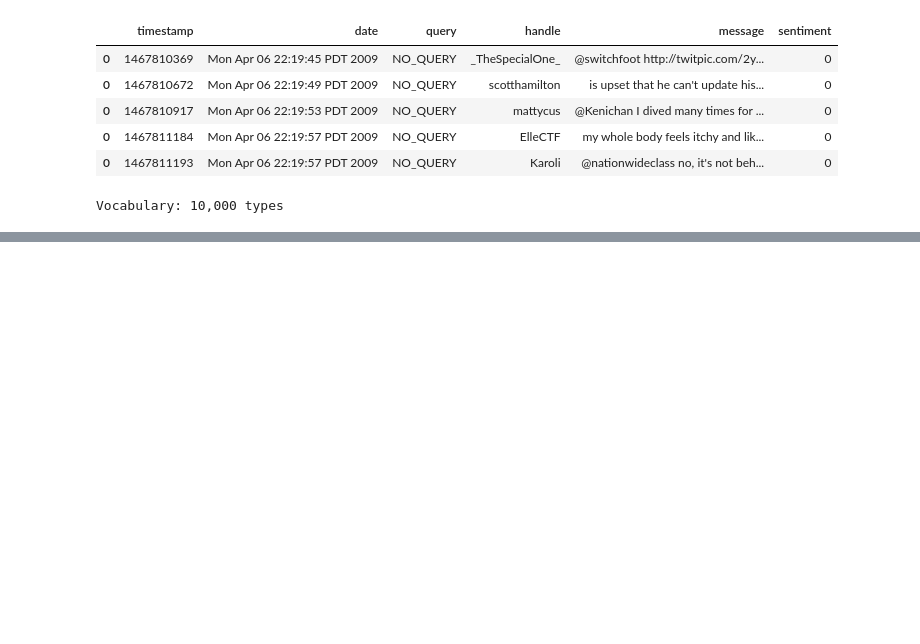
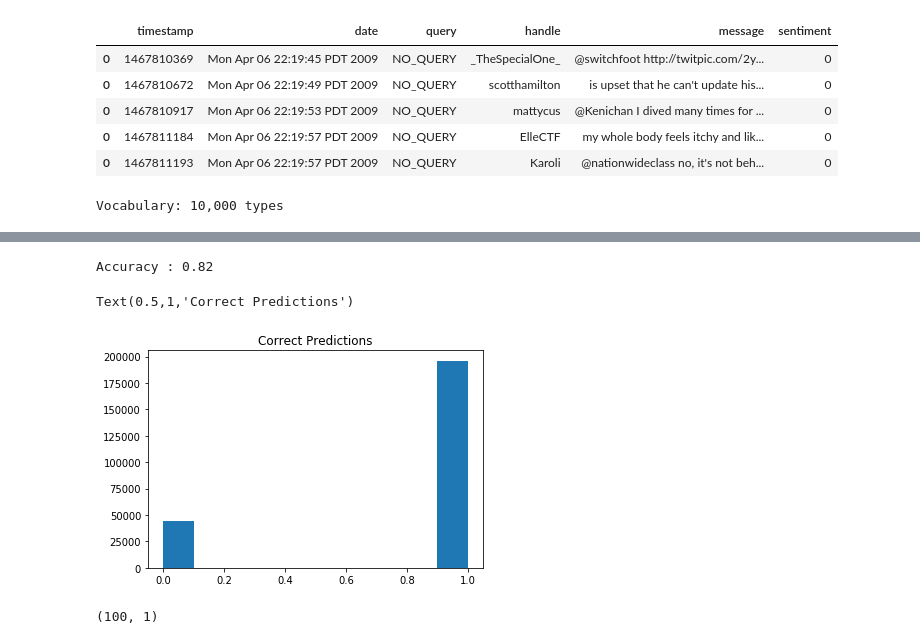
Before and after one commit to JoraTak/dataviz, a Jupyter notebook: W266_Final_Project.ipynb, the cells around one changed output, grey strips where cells are left out. Saved outputs shown, nothing was run; the diff lists cells and outputs as text; code cells hidden in the pictures; blank space fills up the shorter version.

```diff
--- a/W266_Final_Project.ipynb
+++ b/W266_Final_Project.ipynb
@@ -43,7 +43,7 @@ df.head()
 | 0 | 1467811193 | Mon Apr 06 22:19:57 PDT 2009 | NO_QUERY | Karoli | @nationwideclass no, it's not beh... | 0 |
 # %%
 #Just use 1000 rows while developing the code, full set takes too long
-df1 = df.sample(100000)
+df1 = df#.sample(100000)
 x_data = df1['message'].tolist()
 y_data = df1['sentiment'].tolist()
 
@@ -65,10 +65,11 @@ print(max_val)
 # %%
+max_time=70
 #canonicalize sentences, convert to ids, pad to consistant length of 100
 x_ids = []
 for tweet in x_data:
     temp = utils_proj.preprocess_sentences([tweet],vocab)
     x_ids.append(
-        np.pad(utils_proj.preprocess_sentences([tweet],vocab),(98-len(tweet),0),'constant').tolist())
+        np.pad(utils_proj.preprocess_sentences([tweet],vocab),(max_time-2-len(tweet),0),'constant').tolist())
 # %%
 #Split into 70% train, 15% dev, 15% test
 
@@ -96,17 +97,17 @@ def run_epoch(lm, session, batch_iterator,
     total_tweets = 0
 
     if train:
-        train_op = lm.train_step_
+        train_op = lm.optimizer_
         use_dropout = True
         loss = lm.train_loss_
     else:
         train_op = tf.no_op()
         use_dropout = False  # no dropout at test time
-        loss = lm.loss_  # true loss, if train_loss is an approximation
+        loss = lm.train_loss_  # true loss, if train_loss is an approximation
 
     val_acc = []
     y_true = []
-    y_preds = []
+    y_pred = []
     for i, (w, y) in enumerate(batch_iterator):
         # At first batch in epoch, get a clean intitial state.
 
@@ -118,7 +119,7 @@ def run_epoch(lm, session, batch_iterator,
             lm.target_y_: y,
             lm.initial_h_: h,
             lm.learning_rate_: learning_rate,
-            lm.use_dropout_: use_dropout
+
         }
         ops = [loss, lm.final_h_, train_op,lm.accuracy_,lm.predictions_]
         # session.run(...) the ops with the feed_dict constructed above.
@@ -156,21 +157,22 @@ def score_dataset(lm, session,ids,labels, name="Data"):
     return cost
 # %%
 # Training parameters
-max_time = 100
+max_time = max_time
 batch_size = 1000
 learning_rate = 0.01
 num_epochs = 5
 
 # Model parameters
 model_params = dict(V=vocab.size,
-                    H=200,
+                    H=50,
                     softmax_ns=200,
                     num_layers=2,
                     num_classes=1)
 
-TF_GRAPHDIR = "/tmp/w266/a3_graph"
+#TF_GRAPHDIR = "/tmp/w266/a3_graph"
 summary_writer = tf.summary.FileWriter(TF_GRAPHDIR, lm.graph)
 TF_SAVEDIR = "/tmp/w266/a3_model"
+
 checkpoint_filename = os.path.join(TF_SAVEDIR, "rnnlm")
 trained_filename = os.path.join(TF_SAVEDIR, "rnnlm_trained")
 # %%
@@ -285,0 +318,13 @@ np.mean(val_acc)
+# %%
+print('Accuracy :',round(np.mean(val_acc),2))
+
+plt.hist(np.asarray(num_equals).flatten())
+plt.title('Correct Predictions')
+# %% [output]
+Accuracy : 0.82
+Text(0.5,1,'Correct Predictions')
+[figure, added]
+# %%
+print(num_equal.shape)
+# %% [output]
+(100, 1)
```
Also changed, not shown: parts of 7 cells of this notebook, 2 other files.
